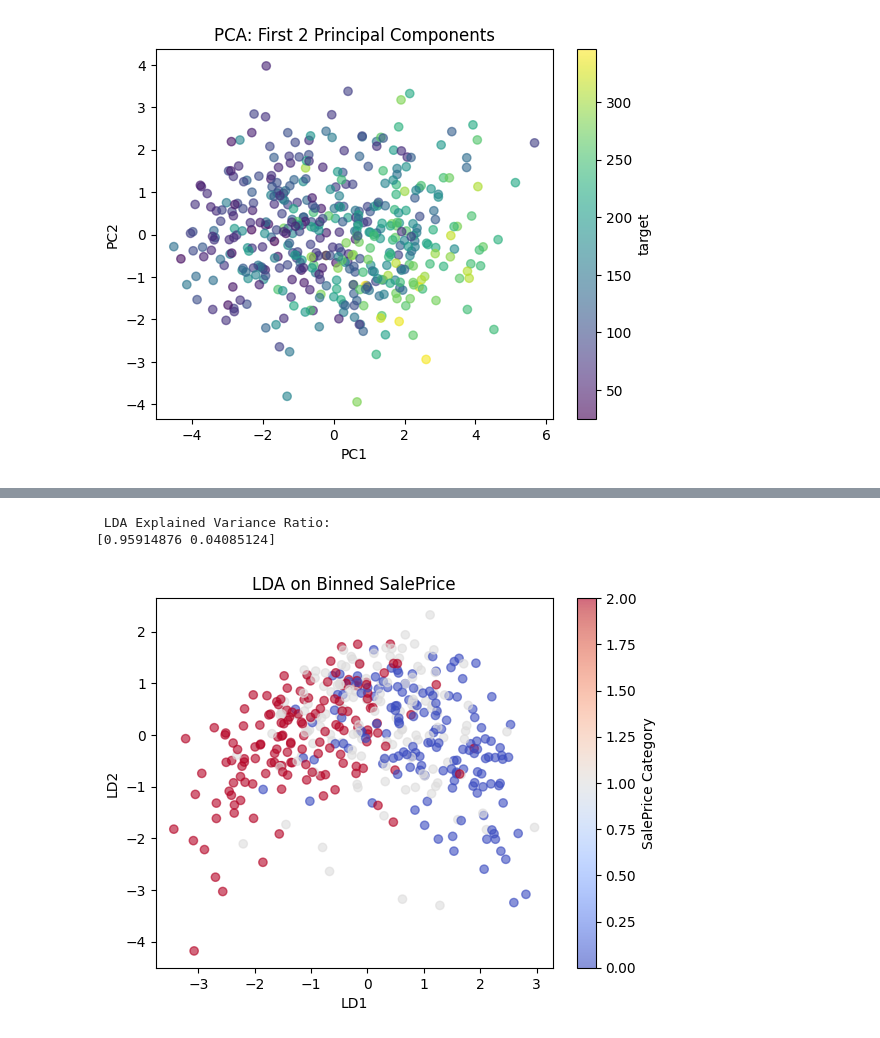
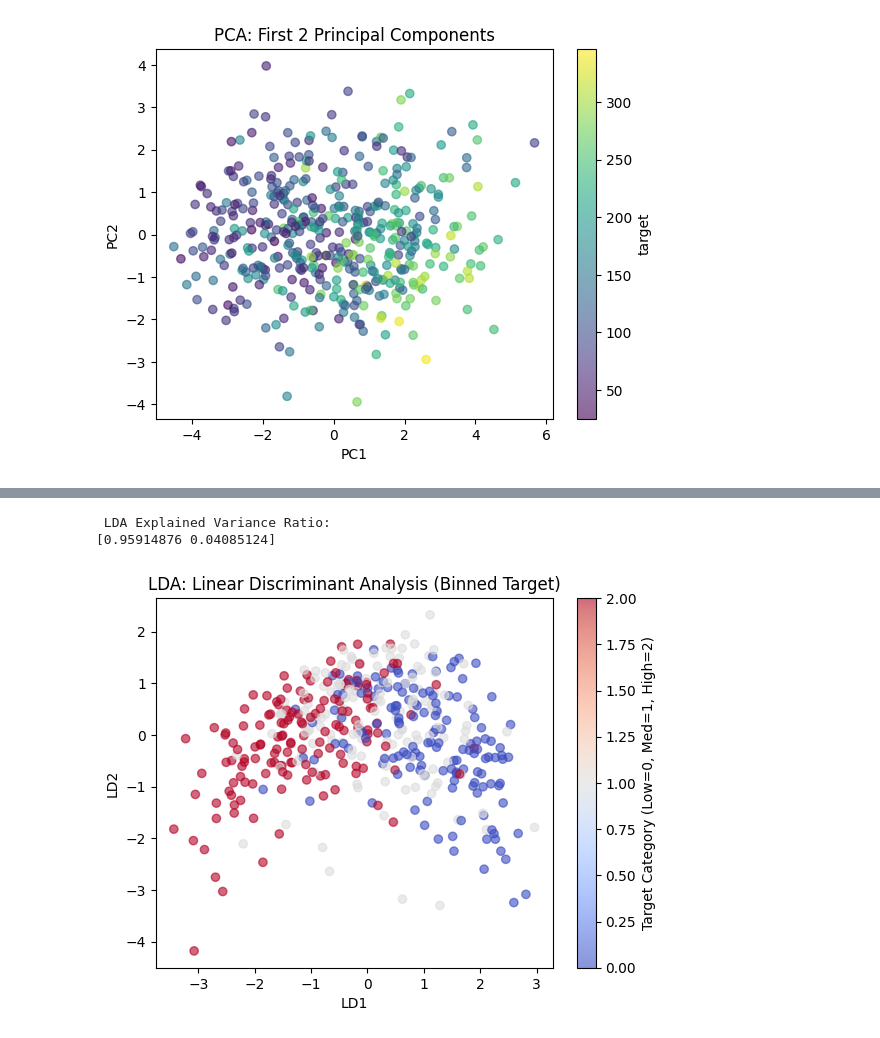
Before and after one commit to AMJAMAITHILI/ML_LAB-141, a Jupyter notebook: ML_Lab3.ipynb, the cells around one changed output, grey strips where cells are left out. Drawn from its saved outputs; the diff is of its cells as text; code cells hidden in the pictures.

```diff
--- a/ML_Lab3.ipynb
+++ b/ML_Lab3.ipynb
@@ -136,3 +203,13 @@ plt.show()
  PCA Explained Variance Ratio:
 [0.40242108 0.14923197]
 [figure]
+# %%
+import pandas as pd
+import numpy as np
+import matplotlib.pyplot as plt
+from sklearn.datasets import load_diabetes
+from sklearn.preprocessing import StandardScaler
+from sklearn.discriminant_analysis import LinearDiscriminantAnalysis as LDA
+diabetes = load_diabetes()
+X = pd.DataFrame(diabetes.data, columns=diabetes.feature_names)
+y = pd.Series(diabetes.target, name="target")
@@ -139,22 +229,25 @@ plt.show()
 # %%
+from sklearn.preprocessing import StandardScaler
 from sklearn.discriminant_analysis import LinearDiscriminantAnalysis as LDA
-import pandas as pd
 
+scaler = StandardScaler()
+X_scaled = scaler.fit_transform(X)
 y_cat = pd.qcut(y, q=3, labels=["Low", "Medium", "High"])
-
-lda = LDA(n_components=2)
+lda = LDA(n_components=2)#same like pca 2 components
 X_lda = lda.fit_transform(X_scaled, y_cat)
 
 print("\n LDA Explained Variance Ratio:")
-print(lda.explained_variance_ratio_)
+print(lda.explained_variance_ratio_)#ld1 and ld2 % variance contribution
 
-plt.scatter(X_lda[:, 0], X_lda[:, 1], c=y_cat.cat.codes, cmap="coolwarm", alpha=0.6)
+plt.scatter(X_lda[:, 0], X_lda[:, 1],
+            c=y_cat.cat.codes, cmap="coolwarm", alpha=0.6)#visualization
+
 plt.xlabel("LD1")
 plt.ylabel("LD2")
-plt.title("LDA on Binned SalePrice")
-plt.colorbar(label='SalePrice Category')
+plt.title("LDA: Linear Discriminant Analysis (Binned Target)")
+plt.colorbar(label="Target Category (Low=0, Med=1, High=2)")
 plt.show()
 # %% [output]
  LDA Explained Variance Ratio:
 [0.95914876 0.04085124]
-[figure, old version]
+[figure, new version]
```
Also changed, not shown: parts of 14 cells of this notebook.
